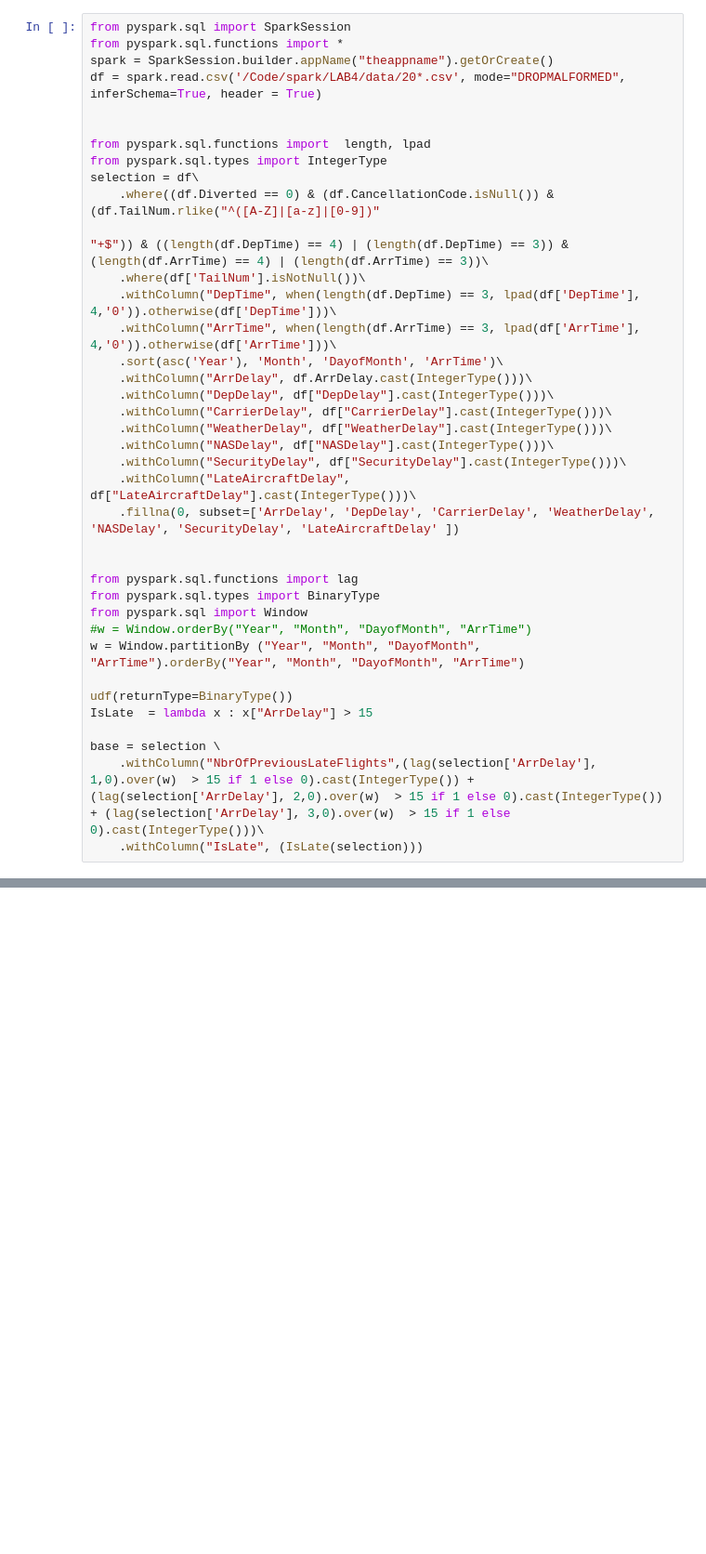
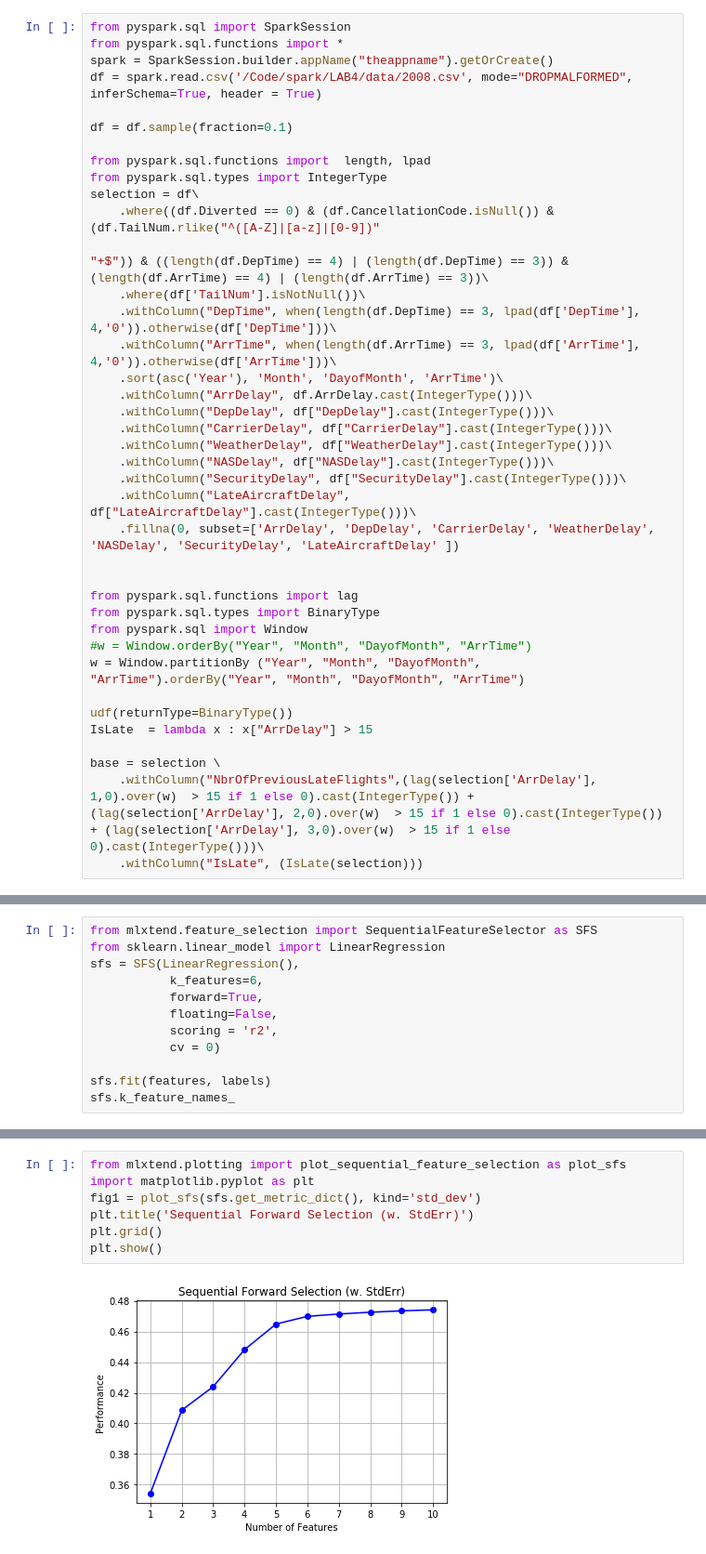
Before and after one commit to Greyhouse-Consulting/LAB4, a Jupyter notebook: lab4.ipynb, the cells around one changed output, grey strips where cells are left out. Shown at 93% size. Cells and saved outputs as stored; diff of their text form; blank space fills up the shorter version.

Commit message:
Adding forward selection to find features

```diff
--- a/lab4.ipynb
+++ b/lab4.ipynb
@@ -2,8 +2,9 @@
 from pyspark.sql import SparkSession
 from pyspark.sql.functions import *
 spark = SparkSession.builder.appName("theappname").getOrCreate()
-df = spark.read.csv('/Code/spark/LAB4/data/20*.csv', mode="DROPMALFORMED", inferSchema=True, header = True)
+df = spark.read.csv('/Code/spark/LAB4/data/2008.csv', mode="DROPMALFORMED", inferSchema=True, header = True)
 
+df = df.sample(fraction=0.1)
 
 from pyspark.sql.functions import  length, lpad
 from pyspark.sql.types import IntegerType
@@ -104,0 +75,12 @@ roc_value = roc_auc_score(test_labels, rf_probs)
+# %%
+from mlxtend.feature_selection import SequentialFeatureSelector as SFS
+from sklearn.linear_model import LinearRegression
+sfs = SFS(LinearRegression(),
+           k_features=6,
+           forward=True,
+           floating=False,
+           scoring = 'r2',
+           cv = 0)
+
+sfs.fit(features, labels)
+sfs.k_feature_names_
@@ -104,0 +94,9 @@ roc_value = roc_auc_score(test_labels, rf_probs)
+# %%
+from mlxtend.plotting import plot_sequential_feature_selection as plot_sfs
+import matplotlib.pyplot as plt
+fig1 = plot_sfs(sfs.get_metric_dict(), kind='std_dev')
+plt.title('Sequential Forward Selection (w. StdErr)')
+plt.grid()
+plt.show()
+# %% [output]
+[figure, added]
```
Also changed, not shown: parts of 11 cells of this notebook.
